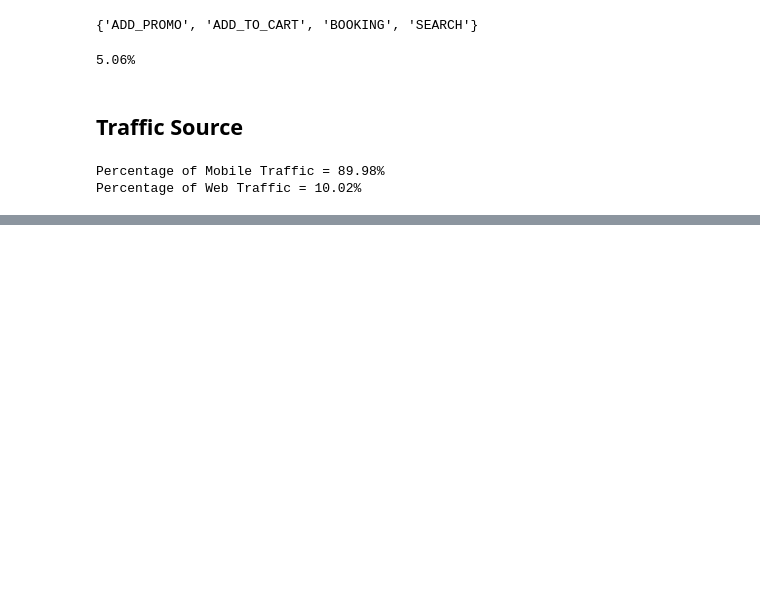
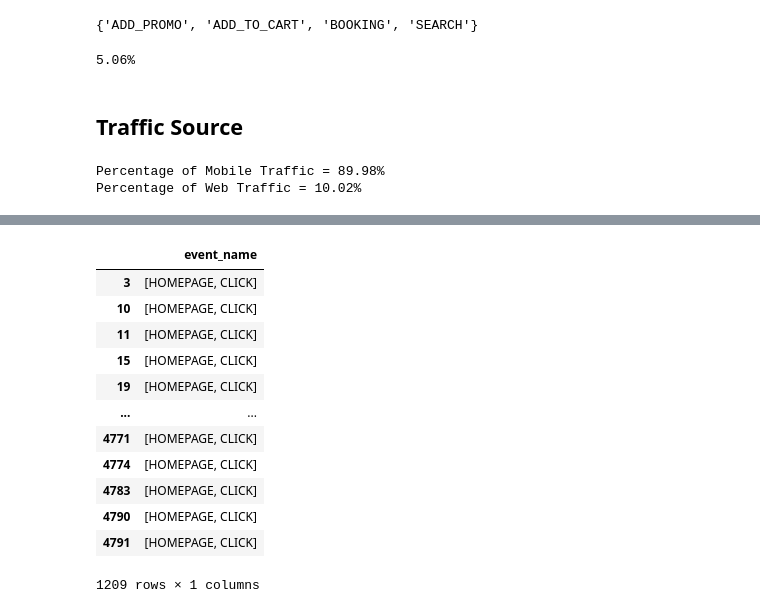
Before and after one commit to ganiosh92/DA-ecommerce-clickstream-analytics, a Jupyter notebook: clickstream_analysis.ipynb, the cells around one changed output, grey strips where cells are left out. Drawn from its saved outputs; the diff is of its cells as text; code cells hidden in the pictures; blank space fills up the shorter version.

```diff
--- a/clickstream_analysis.ipynb
+++ b/clickstream_analysis.ipynb
@@ -115,0 +224,17 @@ Percentage of Web Traffic = 10.02%
+# %%
+b = a[a['event_name'].apply(lambda events: events == ['HOMEPAGE', 'CLICK'])]
+b
+# %% [output]
+|  | event_name |
+| 3 | [HOMEPAGE, CLICK] |
+| 10 | [HOMEPAGE, CLICK] |
+| 11 | [HOMEPAGE, CLICK] |
+| 15 | [HOMEPAGE, CLICK] |
+| 19 | [HOMEPAGE, CLICK] |
+| ... | ... |
+| 4771 | [HOMEPAGE, CLICK] |
+| 4774 | [HOMEPAGE, CLICK] |
+| 4783 | [HOMEPAGE, CLICK] |
+| 4790 | [HOMEPAGE, CLICK] |
+| 4791 | [HOMEPAGE, CLICK] |
+1209 rows × 1 columns
```
Also changed, not shown: parts of 9 cells of this notebook.
